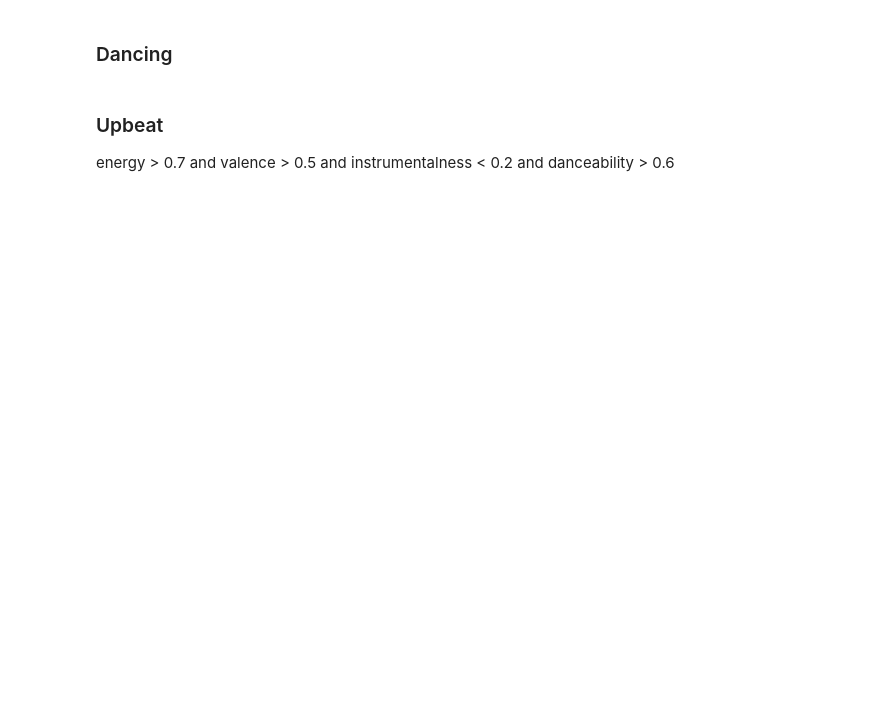
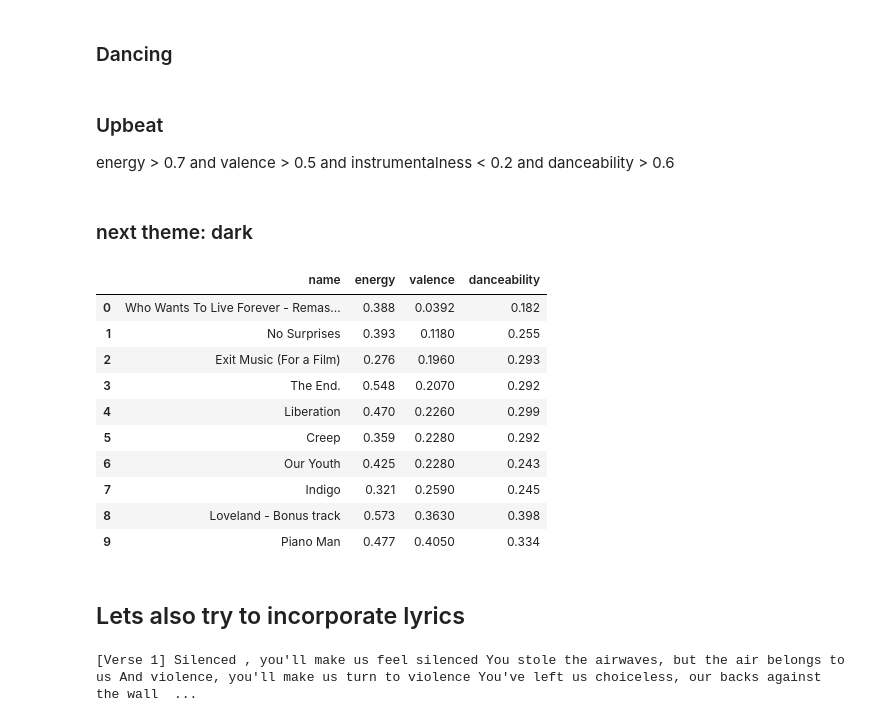
Before and after one commit to vinhill/PythonProjects, a Jupyter notebook: Spotify/notebook.ipynb, the cells around one changed output. Drawn from its saved outputs; the diff is of its cells as text; code cells hidden in the pictures; blank space fills up the shorter version.

```diff
--- a/Spotify/notebook.ipynb
+++ b/Spotify/notebook.ipynb
@@ -373 +413,23 @@ df_upbeat = df_playlists[df_playlists["playlist"] == "favourites"] \
 print(pasteable_playlist(df_upbeat.head(50)["track_uri"].values))
+# %% [markdown]
+### next theme: dark
+# %%
+df_dark = df_playlists[df_playlists["playlist"] == "favourites"] \
+    .merge(df_features, on="track_uri") \
+    .query("energy < 0.6 and danceability < 0.4") \
+    .sort_values(["valence"], ascending=True)
+df_dark.merge(df_tracks, on="track_uri")[["name", "energy", "valence", "danceability"]].head(10)
+# %% [output]
+|  | name | energy | valence | danceability |
+| 0 | Who Wants To Live Forever - Remas... | 0.388 | 0.0392 | 0.182 |
+| 1 | No Surprises | 0.393 | 0.1180 | 0.255 |
+| 2 | Exit Music (For a Film) | 0.276 | 0.1960 | 0.293 |
+| 3 | The End. | 0.548 | 0.2070 | 0.292 |
+| 4 | Liberation | 0.470 | 0.2260 | 0.299 |
+| 5 | Creep | 0.359 | 0.2280 | 0.292 |
+| 6 | Our Youth | 0.425 | 0.2280 | 0.243 |
+| 7 | Indigo | 0.321 | 0.2590 | 0.245 |
+| 8 | Loveland - Bonus track | 0.573 | 0.3630 | 0.398 |
+| 9 | Piano Man | 0.477 | 0.4050 | 0.334 |
+# %% [markdown]
+## Lets also try to incorporate lyrics
@@ -373,0 +458,4 @@ print(pasteable_playlist(df_upbeat.head(50)["track_uri"].values))
+# %%
+print(df_lyrics.lyrics[0])
+# %% [output]
+[Verse 1] Silenced , you'll make us feel silenced You stole the airwaves, but the air belongs to us And violence, you'll make us turn to violence You've left us choiceless, our backs against the wall  ...
```
Also changed, not shown: parts of 9 cells of this notebook.
